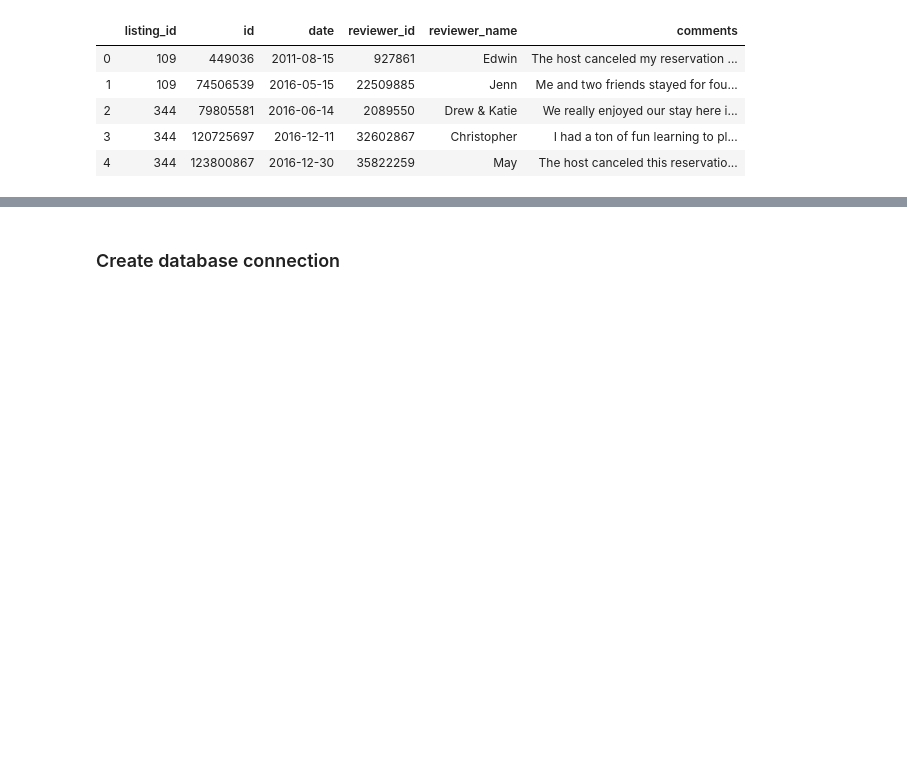
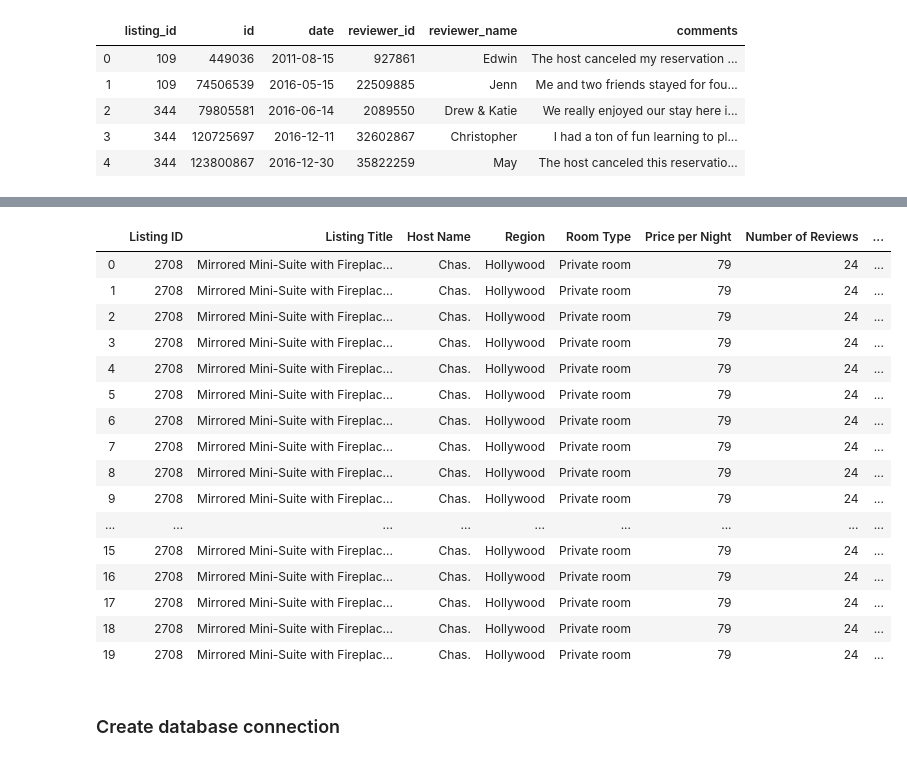
Before and after one commit to 9527-ol/ETL, a Jupyter notebook: Code/pandas_etl.ipynb, the cells around one changed output, grey strips where cells are left out. Cells and saved outputs as stored; diff of their text form; code cells hidden in the pictures; blank space fills up the shorter version.

```diff
--- a/Code/pandas_etl.ipynb
+++ b/Code/pandas_etl.ipynb
@@ -110,3 +86,44 @@ county_transformed.head()
+# %%
+# Rename the column headers
+renamed_complete_df = complete_df.rename(columns={"id": "Listing ID",
+                                                "name": "Listing Title",
+                                                "host_name": "Host Name",
+                                                  "host id":"Host ID",
+                                                 "neighbourhood":"Region",
+                                                 "room_type":"Room Type",
+                                                 "price":"Price per Night",
+                                                 "number_of_reviews":"Number of Reviews",
+                                                 "last_review":"Last Review Time",
+                                                 "date":"Review Date",
+                                                  "reviewer_name":"Reviewer Name",
+                                                  "reviewer_id":"Reviewer ID",
+                                                  "comments":"Comments"
+                                                 })
+
+
+# Clean the data by dropping duplicates and nulls
+renamed_complete_df.drop_duplicates("Comments", inplace=True)
+renamed_complete_df.dropna()
+
+renamed_complete_df.head(20)
+# %% [output]
+|  | Listing ID | Listing Title | Host Name | Region | Room Type | Price per Night | Number of Reviews | ... |
+| 0 | 2708 | Mirrored Mini-Suite with Fireplac... | Chas. | Hollywood | Private room | 79 | 24 | ... |
+| 1 | 2708 | Mirrored Mini-Suite with Fireplac... | Chas. | Hollywood | Private room | 79 | 24 | ... |
+| 2 | 2708 | Mirrored Mini-Suite with Fireplac... | Chas. | Hollywood | Private room | 79 | 24 | ... |
+| 3 | 2708 | Mirrored Mini-Suite with Fireplac... | Chas. | Hollywood | Private room | 79 | 24 | ... |
+| 4 | 2708 | Mirrored Mini-Suite with Fireplac... | Chas. | Hollywood | Private room | 79 | 24 | ... |
+| 5 | 2708 | Mirrored Mini-Suite with Fireplac... | Chas. | Hollywood | Private room | 79 | 24 | ... |
+| 6 | 2708 | Mirrored Mini-Suite with Fireplac... | Chas. | Hollywood | Private room | 79 | 24 | ... |
+| 7 | 2708 | Mirrored Mini-Suite with Fireplac... | Chas. | Hollywood | Private room | 79 | 24 | ... |
+| 8 | 2708 | Mirrored Mini-Suite with Fireplac... | Chas. | Hollywood | Private room | 79 | 24 | ... |
+| 9 | 2708 | Mirrored Mini-Suite with Fireplac... | Chas. | Hollywood | Private room | 79 | 24 | ... |
+| ... | ... | ... | ... | ... | ... | ... | ... | ... |
+| 15 | 2708 | Mirrored Mini-Suite with Fireplac... | Chas. | Hollywood | Private room | 79 | 24 | ... |
+| 16 | 2708 | Mirrored Mini-Suite with Fireplac... | Chas. | Hollywood | Private room | 79 | 24 | ... |
+| 17 | 2708 | Mirrored Mini-Suite with Fireplac... | Chas. | Hollywood | Private room | 79 | 24 | ... |
+| 18 | 2708 | Mirrored Mini-Suite with Fireplac... | Chas. | Hollywood | Private room | 79 | 24 | ... |
+| 19 | 2708 | Mirrored Mini-Suite with Fireplac... | Chas. | Hollywood | Private room | 79 | 24 | ... |
 # %% [markdown]
 ### Create database connection
 # %%
```
Also changed, not shown: parts of 16 cells of this notebook, 3 other files.
